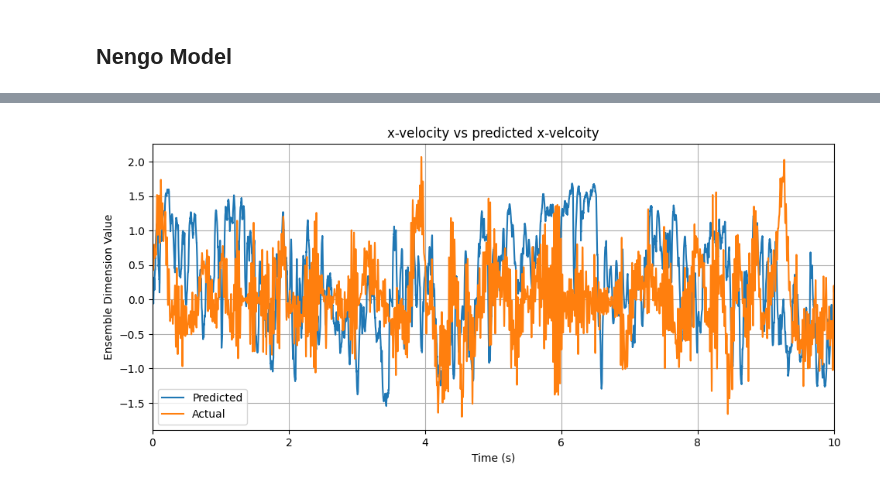
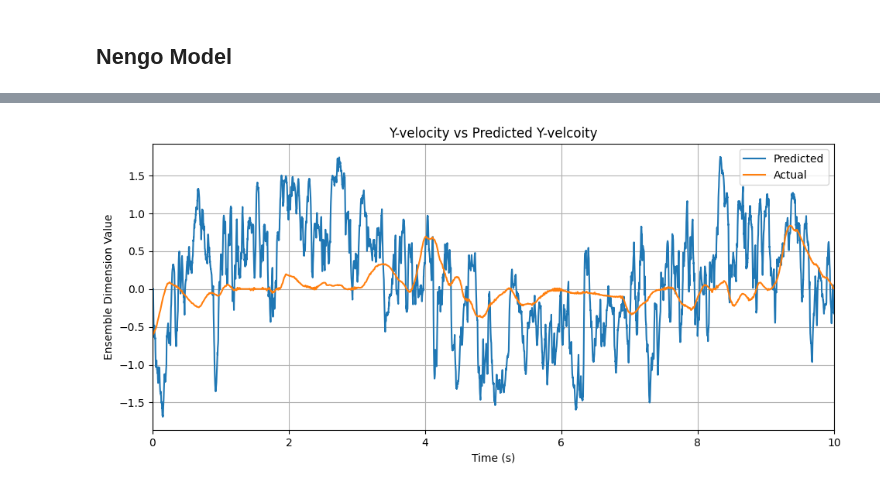
Before and after one commit to WAT-ai/BCI-Signal-Decoding, a Jupyter notebook: src/NengoDecodingModel/main.ipynb, the cells around one changed output, grey strips where cells are left out. Drawn from its saved outputs; the diff is of its cells as text; code cells hidden in the pictures.

```diff
--- a/src/NengoDecodingModel/main.ipynb
+++ b/src/NengoDecodingModel/main.ipynb
@@ -104,3 +119,3 @@ def functional_decoder(file_path, test_size):
 # %%
-decoder, decoder_reg, test_spikes, test_kinematic, scale_factor = functional_decoder(datafile_path, 0.4)
+decoder, decoder_reg, test_spikes, test_kinematic, velocity_scale, acceleration_scale = functional_decoder(datafile_path, 0.4)
 # %% [output]
@@ -126,7 +143,7 @@ spikes = spikes*dti
 np.random.seed(0)
 with nengo.Network() as model:
     input_node = Node(lambda t: spikes[:,int(t / dt) - 1])
-    ensemble = Ensemble(n_neurons=5000, dimensions=2, radius = 1)
+    ensemble = Ensemble(n_neurons=5000, dimensions=4, radius = 1)
     connector = Connection(input_node, ensemble, transform=decoder_reg, synapse=0.025)
     p_post = nengo.Probe(ensemble, synapse=0.01) # A probe enables us to assess the simulation data for a specific model component
 
@@ -149,22 +165,0 @@ Simulation finished in 0:00:05.
-# %%
-# Nengo Network Using Recorded Spikes as Input
-np.random.seed(0)
-with nengo.Network() as model:
-    input_node = Node(lambda t: spikes[:,int(t / dt) - 1])
-    input_ensembe = Ensemble(n_)
-    ensemble = Ensemble(n_neurons=5000, dimensions=2, radius = 1)
-    connector = Connection(input_node, ensemble.neurons, transform=decoder_reg, synapse=0.025)
-    p_post = nengo.Probe(ensemble) # A probe enables us to assess the simulation data for a specific model component
-
-with nengo.Simulator(model, dt=dt, seed=0) as sim:
-    sim.run(10)
-
-fig, pl = plt.subplots(1, 1)
-fig.subplots_adjust(right=1.5)
-pl.plot(sim.trange(), sim.data[p_post])
-pl.set_title("Intermediate Ensemble Output")
-pl.set_xlim((0,np.max(sim.trange())))
-pl.set_xlabel("Time (s)")
-pl.set_ylabel("Ensemble Dimension Value")
-pl.legend(["x_vel", "y_vel", "x_acc", "y_acc"])
-pl.grid()
@@ -171,13 +181,13 @@ pl.grid()
 # %%
 fig, pl = plt.subplots(1, 1)
 fig.subplots_adjust(right=1.5)
 pl.plot(sim.trange(), sim.data[p_post][:, 1])
-pl.plot(sim.trange(), test_kinematic[1,0:len(sim.trange())]/scale_factor)
-pl.set_title("x-velocity vs predicted x-velcoity")
+pl.plot(sim.trange(), test_kinematic[1, 0:len(sim.trange())]/velocity_scale)
+pl.set_title("Y-velocity vs Predicted Y-velcoity")
 pl.set_xlim((0,np.max(sim.trange())))
 pl.set_xlabel("Time (s)")
 pl.set_ylabel("Ensemble Dimension Value")
 pl.legend(["Predicted", "Actual"])
 pl.grid()
 # %% [output]
-[figure, old version]
+[figure, new version]
```
Also changed, not shown: parts of 11 cells of this notebook.
